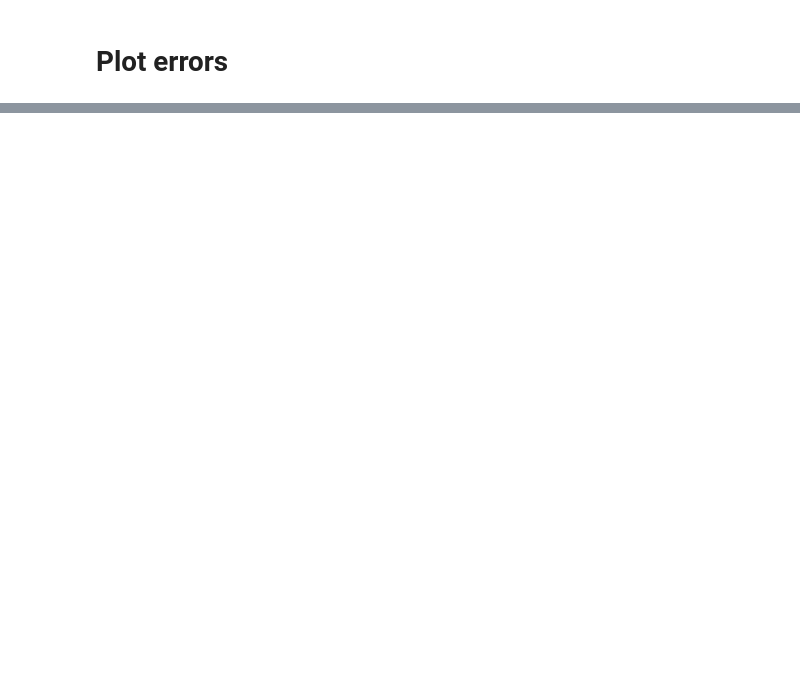
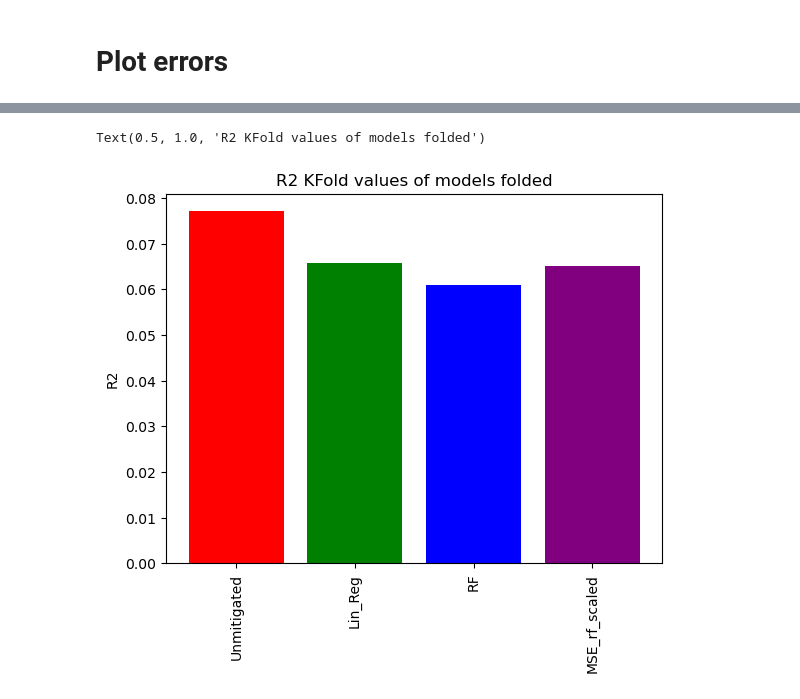
Before and after one commit to prachisharma21/ML_4_QEM, a Jupyter notebook: analysis_folded.ipynb, the cells around one changed output, grey strips where cells are left out. Saved outputs shown, nothing was run; the diff lists cells and outputs as text; code cells hidden in the pictures; blank space fills up the shorter version.

```diff
--- a/analysis_folded.ipynb
+++ b/analysis_folded.ipynb
@@ -403,3 +227,16 @@ Text(0.5, 1.0, 'MSE values of models folded')
+# %%
+fig, ax = plt.subplots()
+
+models = ['Unmitigated', 'Lin_Reg', 'RF', 'MSE_rf_scaled']
+R2_error =[MSE_unmit, MSE_LR_kf, MSE_rf_kf, MSE_rf_scaled_kf]
+
+ax.bar(models, R2_error, color = colors_kf)
+ax.set_xticklabels(models, rotation=90, ha='center')
+ax.set_ylabel('R2')
+ax.set_title('R2 KFold values of models folded')
+# %% [output]
+Text(0.5, 1.0, 'R2 KFold values of models folded')
+[figure, added]
 # %%
 fig, ax = plt.subplots()
 
```
Also changed, not shown: parts of 31 cells of this notebook, 1 other file.
